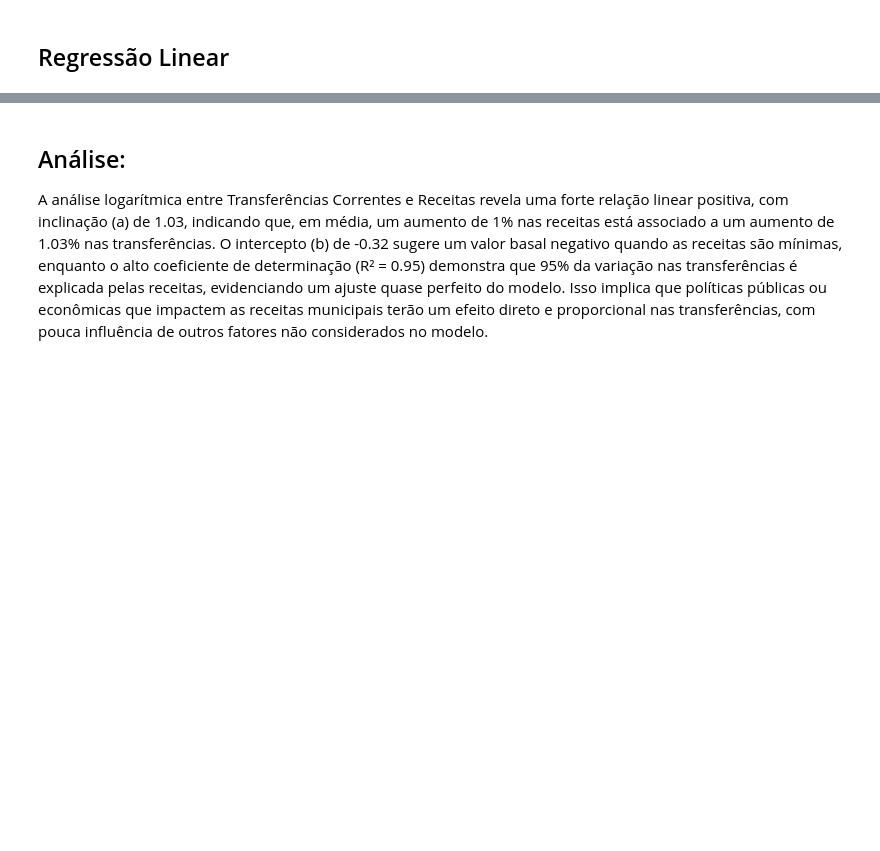
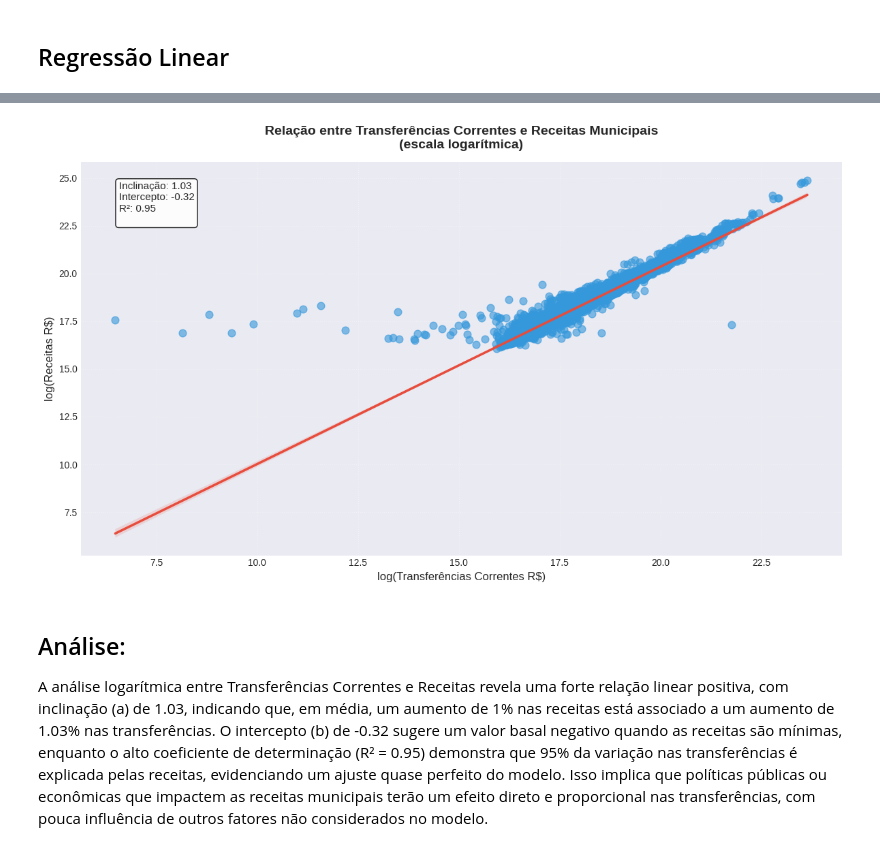
Before and after one commit to anaC-Fernandes/ProjetoDados, a Jupyter notebook: Notebooks/Dataset_Economia.ipynb, the cells around one changed output, grey strips where cells are left out. Cells and saved outputs as stored; diff of their text form; code cells hidden in the pictures; blank space fills up the shorter version.

```diff
--- a/Notebooks/Dataset_Economia.ipynb
+++ b/Notebooks/Dataset_Economia.ipynb
@@ -1337,3 +1238,50 @@ NameError: name 'df_filtered_numeric' is not defined
+# %%
+# Pré-processamento
+df_filtrado = df[['Transferencias_correntes_R$', 'Receitas_R$']].dropna().copy()
+df_filtrado = df_filtrado[(df_filtrado['Transferencias_correntes_R$'] > 0) &
+                          (df_filtrado['Receitas_R$'] > 0)]  # Remover zeros para log
+
+# Transformação logarítmica
+df_filtrado['log_Transferencias'] = np.log(df_filtrado['Transferencias_correntes_R$'])
+df_filtrado['log_Receitas'] = np.log(df_filtrado['Receitas_R$'])
+
+# Cálculo da regressão
+slope, intercept, r_value, p_value, std_err = stats.linregress(
+    df_filtrado['log_Transferencias'],
+    df_filtrado['log_Receitas']
+)
+r2 = r_value**2
+
+# Visualização
+plt.figure(figsize=(12, 7))
+ax = sns.regplot(
+    x='log_Transferencias',
+    y='log_Receitas',
+    data=df_filtrado,
+    scatter_kws={'alpha': 0.6, 'color': '#3498db', 's': 60},
+    line_kws={'color': '#e74c3c', 'linewidth': 2.5},
+    ci=95
+)
+
+# Configurações do gráfico
+plt.title('Relação entre Transferências Correntes e Receitas Municipais\n(escala logarítmica)',
+          fontsize=14, pad=15, fontweight='bold')
+plt.xlabel('log(Transferências Correntes R$)', fontsize=12)
+plt.ylabel('log(Receitas R$)', fontsize=12)
+plt.grid(True, linestyle=':', alpha=0.4)
+
+# Adicionar estatísticas
+textstr = (f"Inclinação: {slope:.2f}\n"
+           f"Intercepto: {intercept:.2f}\n"
+           f"R²: {r2:.2f}\n")
+plt.text(0.05, 0.95, textstr, transform=ax.transAxes,
+         fontsize=11, verticalalignment='top',
+         bbox=dict(boxstyle='round', facecolor='white', alpha=0.9))
+
+plt.tight_layout()
+plt.show()
+# %% [output]
+[figure, added]
 # %% [markdown]
 ## Análise:
 A análise logarítmica entre Transferências Correntes e Receitas revela uma forte relação linear positiva, com inclinação (a) de 1.03, indicando que, em média, um aumento de 1% nas receitas está associado a um aumento de 1.03% nas transferências. O intercepto (b) de -0.32 sugere um valor basal negativo quando as receitas são mínimas, enquanto o alto coeficiente de determinação (R² = 0.95) demonstra que 95% da variação nas transferências é explicada pelas receitas, evidenciando um ajuste quase perfeito do modelo. Isso implica que políticas públicas ou econômicas que impactem as receitas municipais terão um efeito direto e proporcional nas transferências, com pouca influência de outros fatores não considerados no modelo.
```
Also changed, not shown: parts of 11 cells of this notebook.
